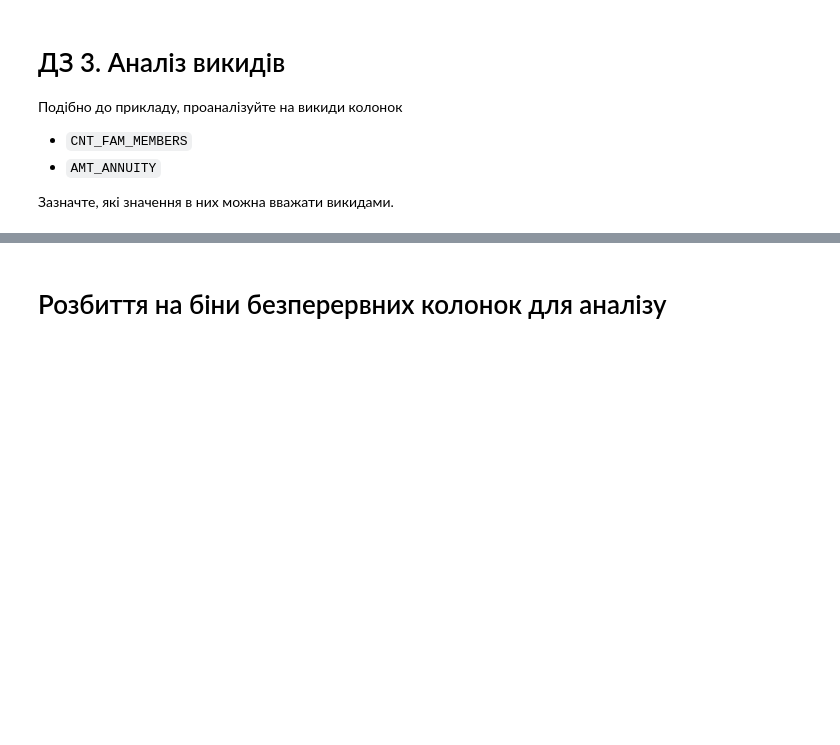
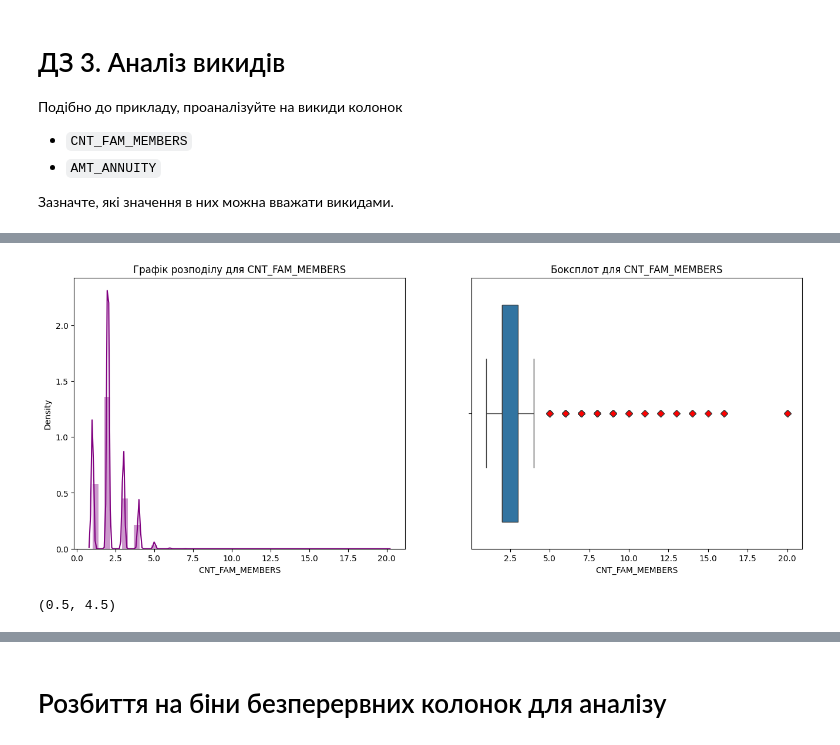
Before and after one commit to YelizavetaP/ml_tasks, a Jupyter notebook: lectures/1_Credit_EDA.ipynb, the cells around one changed output, grey strips where cells are left out. Cells and saved outputs as stored; diff of their text form; code cells hidden in the pictures; blank space fills up the shorter version.

```diff
--- a/lectures/1_Credit_EDA.ipynb
+++ b/lectures/1_Credit_EDA.ipynb
@@ -1348,7 +1461,7 @@ df['DAYS_ID_PUBLISH'].value_counts().head()
 # %% [markdown]
 #### Створимо нову колонку `YEARS_ID_PUBLISH` для зручності аналізу
 # %%
-df['YEARS_ID_PUBLISH'] = df['DAYS_ID_PUBLISH'].apply(lambda x: round(x/365))
+df['YEARS_ID_PUBLISH'] = df.DAYS_ID_PUBLISH.apply(lambda x: round(x/365))
 # %% [markdown]
 ### Аналіз стовпця `DAYS_LAST_PHONE_CHANGE`
 # %%
@@ -1362,5 +1495,5 @@ df['DAYS_LAST_PHONE_CHANGE'].nunique()
 # %% [markdown]
 Перетворення `DAYS_LAST_PHONE_CHANGE` в додатні дні
 # %%
-df['DAYS_LAST_PHONE_CHANGE'] = df['DAYS_LAST_PHONE_CHANGE'].apply(lambda x: -x if x < 0 else x)
+df['DAYS_LAST_PHONE_CHANGE'] = df.DAYS_LAST_PHONE_CHANGE.apply(lambda x: -x if x < 0 else x)
 # %%
@@ -1370,7 +1511,7 @@ df['DAYS_LAST_PHONE_CHANGE'].value_counts().head()
 # %% [markdown]
 #### Створення нової колонки `YEARS_LAST_PHONE_CHANGE` для зручності аналізу
 # %%
-df['YEARS_LAST_PHONE_CHANGE'] = df['DAYS_LAST_PHONE_CHANGE'].apply(lambda x: round(x/365,0))
+df['YEARS_LAST_PHONE_CHANGE'] = df.DAYS_LAST_PHONE_CHANGE.apply(lambda x: round(x/365, 0))
 # %% [markdown]
 # Функції для автоматизації
 # %% [markdown]
@@ -1454,7 +1595,7 @@ def dist_box(dataset, column):
 
       plt.subplot(1,2,2)
       red_diamond = dict(markerfacecolor='r', marker='D')
-      sns.boxplot(y = column, data = dataset, flierprops = red_diamond)
+      sns.boxplot(x = column, data = dataset, flierprops = red_diamond)
       pltname = 'Боксплот для ' + column
       plt.title(pltname)
 
@@ -1549,0 +1839,8 @@ df[df['AMT_INCOME_TOTAL'] > 900000].head()
+# %%
+dist_box(df, 'CNT_FAM_MEMBERS')
+# %% [output]
+[figure, added]
+# %%
+outlier_range(df, 'CNT_FAM_MEMBERS')
+# %% [output]
+(0.5, 4.5)
```
Also changed, not shown: parts of 152 cells of this notebook.
